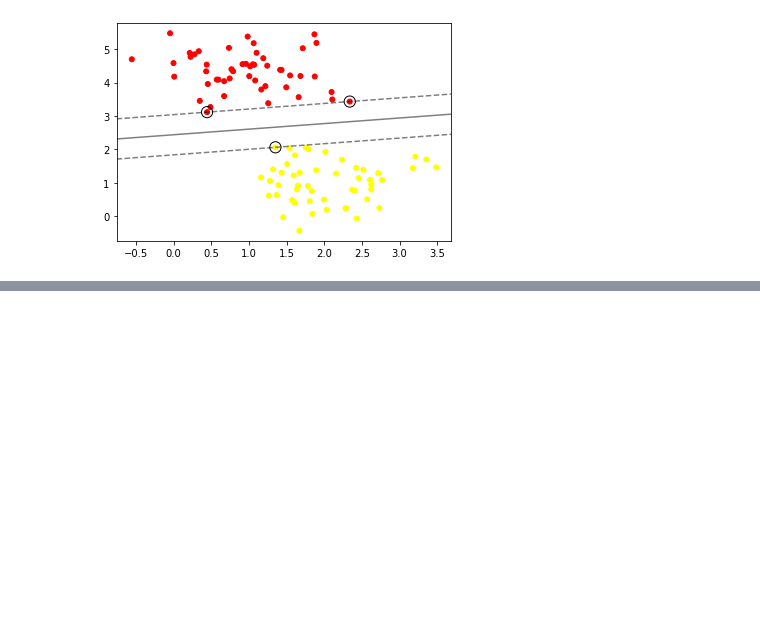
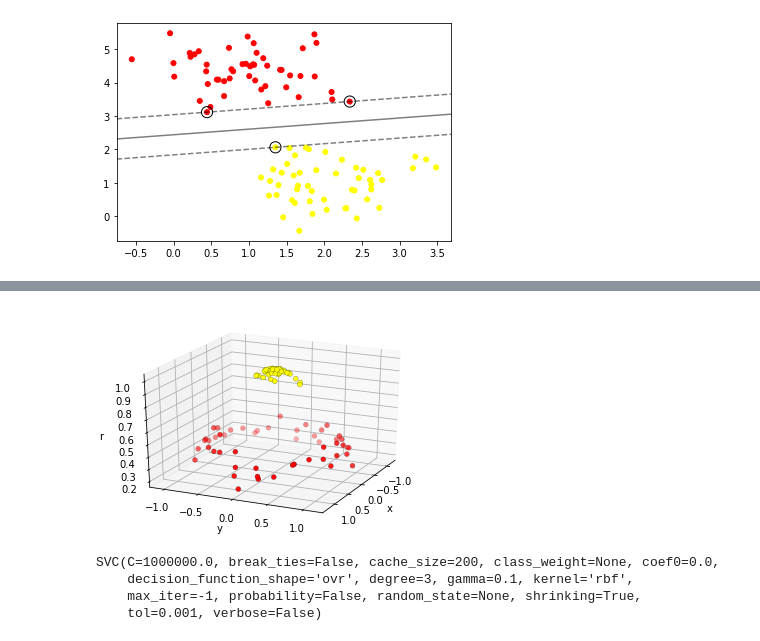
Before and after one commit to 37khalil/SVM-Implementation, a Jupyter notebook: Car_SVM_Classification.ipynb, the cells around one changed output, grey strips where cells are left out. Saved outputs shown, nothing was run; the diff lists cells and outputs as text; code cells hidden in the pictures; blank space fills up the shorter version.

```diff
--- a/Car_SVM_Classification.ipynb
+++ b/Car_SVM_Classification.ipynb
@@ -86,0 +88,25 @@ interactive(children=(Dropdown(description='N', options=(10, 50, 100, 200, 1000)
+# %%
+X, y = make_circles(100, factor=.1, noise=.1)
+
+# la fonction du noyaux RBF
+r = np.exp(-(X ** 2).sum(1))
+
+def plot_3D(elev=25, azim=25, X=X, y=y):
+    ax = plt.subplot(projection='3d')
+    ax.scatter3D(X[:, 0], X[:, 1], r, c=y, s=25, cmap='autumn', linewidth=.2,edgecolors='black')
+    ax.view_init(elev=elev, azim=azim)
+    ax.set_xlabel('x')
+    ax.set_ylabel('y')
+    ax.set_zlabel('r')
+
+plot_3D()
+# %% [output]
+[figure, added]
+# %%
+clf = SVC(kernel='rbf', C=1E6, gamma=0.1)
+clf.fit(X, y)
+# %% [output]
+SVC(C=1000000.0, break_ties=False, cache_size=200, class_weight=None, coef0=0.0,
+    decision_function_shape='ovr', degree=3, gamma=0.1, kernel='rbf',
+    max_iter=-1, probability=False, random_state=None, shrinking=True,
+    tol=0.001, verbose=False)
```
Also changed, not shown: parts of 7 cells of this notebook.
